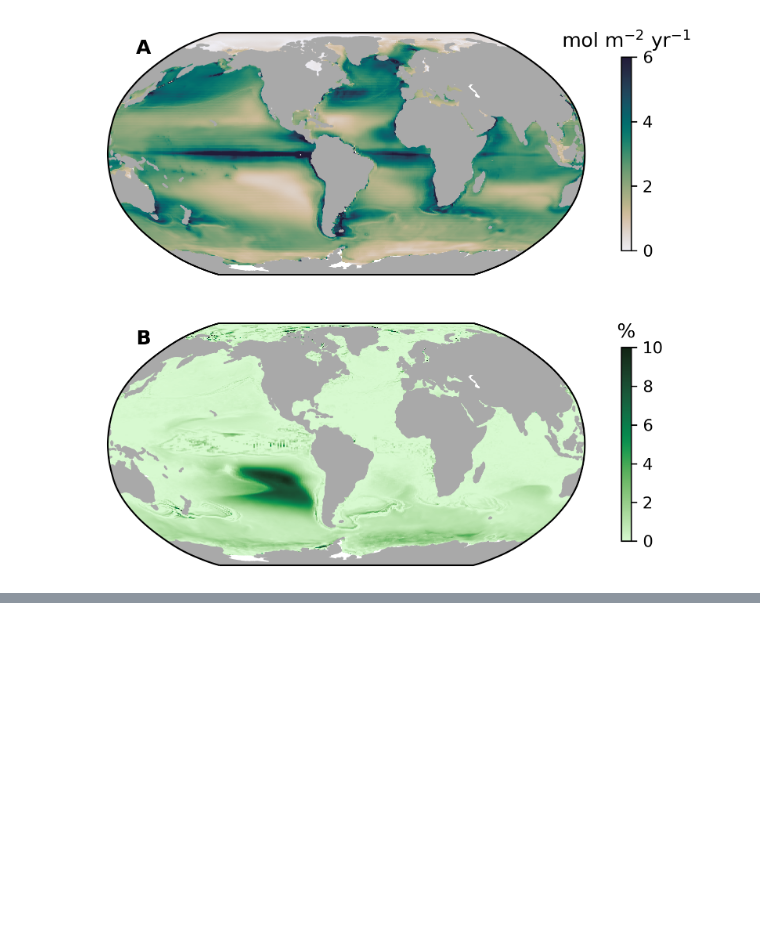
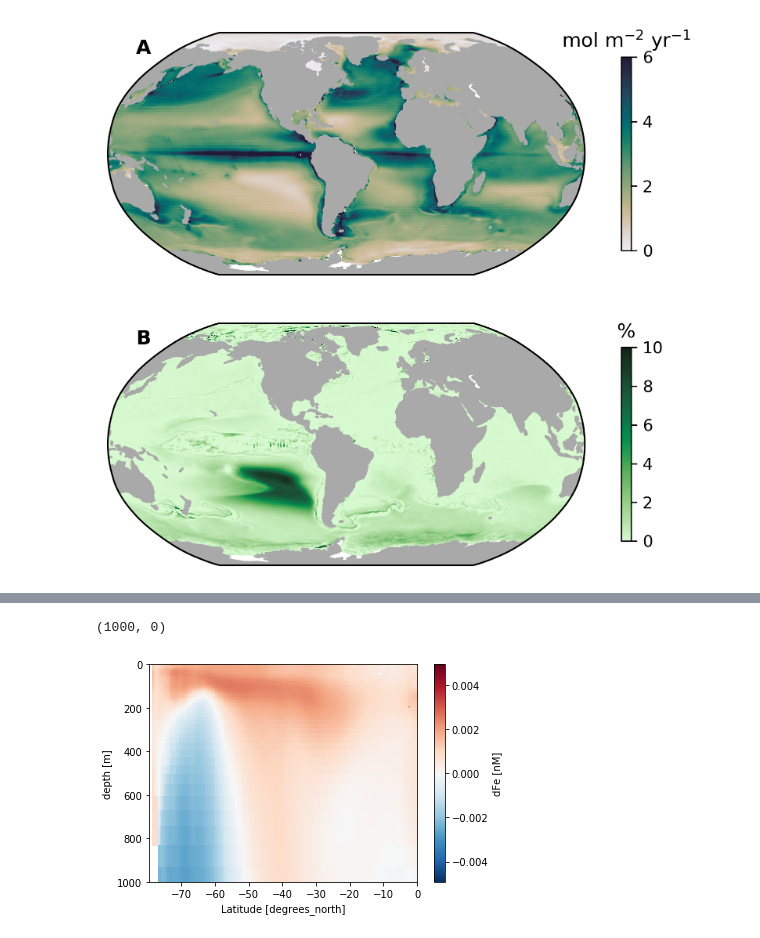
Before and after one commit to matt-long/XTFe, a Jupyter notebook: XTFe-analysis.ipynb, the cells around one changed output, grey strips where cells are left out. Cells and saved outputs as stored; diff of their text form; code cells hidden in the pictures; blank space fills up the shorter version.

```diff
--- a/XTFe-analysis.ipynb
+++ b/XTFe-analysis.ipynb
@@ -212,2 +244,6 @@ Worker tcp://10.12.205.28:39516 restart in Job 2521019. This can be due to memor
 # %%
 Fe_diff.plot()
+plt.ylim([1000, 0])
+# %% [output]
+(1000, 0)
+[figure, added]
```
Also changed, not shown: parts of 8 cells of this notebook, 1 other file.
